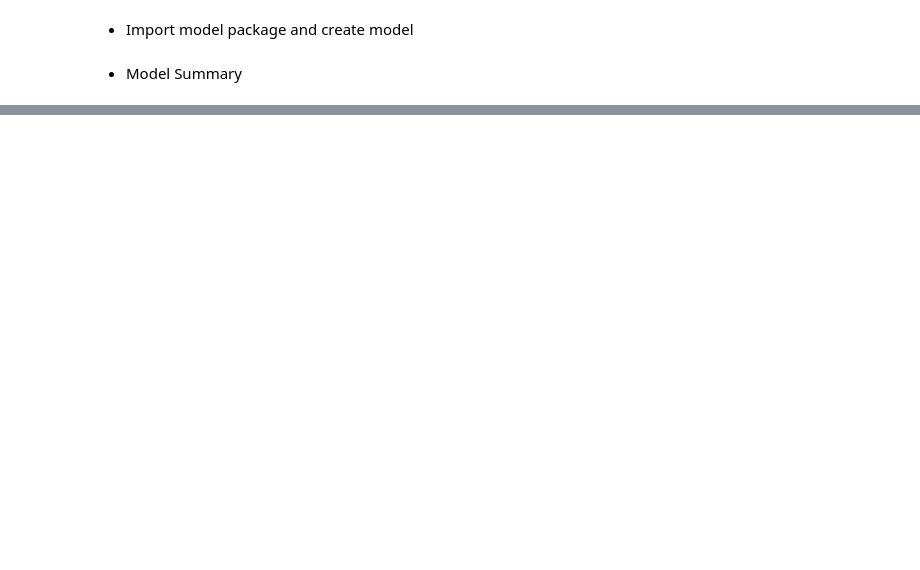
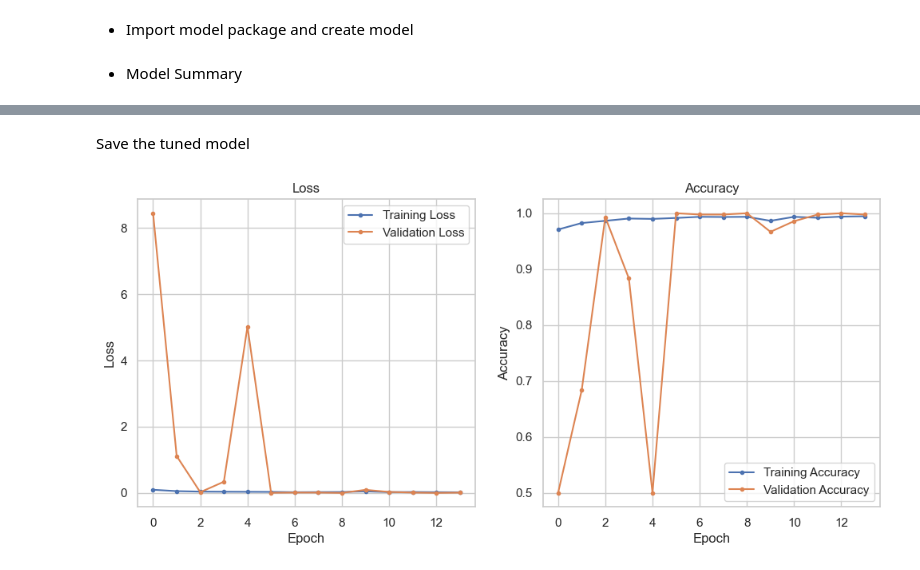
Before and after one commit to yuyizhong/ML-Mildew-Detector-II, a Jupyter notebook: jupyter_notebooks/DataModellingandEvaluation.ipynb, the cells around one changed output, grey strips where cells are left out. Cells and saved outputs as stored; diff of their text form; code cells hidden in the pictures; blank space fills up the shorter version.

```diff
--- a/jupyter_notebooks/DataModellingandEvaluation.ipynb
+++ b/jupyter_notebooks/DataModellingandEvaluation.ipynb
@@ -255,0 +493,12 @@ create_tf_model().summary()
+# %%
+#model evaluation
+
+#Load saved model
+from keras.models import load_model
+model = load_model('outputs/v1-mildew/mildew_detecting_model1.h5')
+
+#Fit the model to test set
+mildew_eva = model.evaluate(test_set)
+
+joblib.dump(value=mildew_eva,
+            filename=f"outputs/v1-mildew/mildew_model_evaluation1.pkl")
@@ -255,0 +572,2 @@ create_tf_model().summary()
+# %% [markdown]
+Save the tuned model
@@ -255,0 +577,33 @@ create_tf_model().summary()
+# %%
+#plot model learning curve
+losses = pd.DataFrame(model.history.history)
+
+# Create subplots for loss and accuracy
+fig, (ax1, ax2) = plt.subplots(1, 2, figsize=(12, 5))
+
+# Set the style
+sns.set(style="whitegrid")
+
+# Loss plot
+losses[['loss', 'val_loss']].plot(style='.-', ax=ax1)
+ax1.set_title("Loss")
+ax1.set_xlabel("Epoch")
+ax1.set_ylabel("Loss")
+ax1.legend(["Training Loss", "Validation Loss"])
+ax1.grid(True)
+
+# Accuracy plot
+losses[['accuracy', 'val_accuracy']].plot(style='.-', ax=ax2)
+ax2.set_title("Accuracy")
+ax2.set_xlabel("Epoch")
+ax2.set_ylabel("Accuracy")
+ax2.legend(["Training Accuracy", "Validation Accuracy"])
+ax2.grid(True)
+
+# Save the plots
+plt.savefig(f'{file_path}/model_training_metrics2.png', bbox_inches='tight', dpi=150)
+
+# Show the combined plot
+plt.show()
+# %% [output]
+[figure, added]
```
Also changed, not shown: parts of 55 cells of this notebook, 10 other files.
